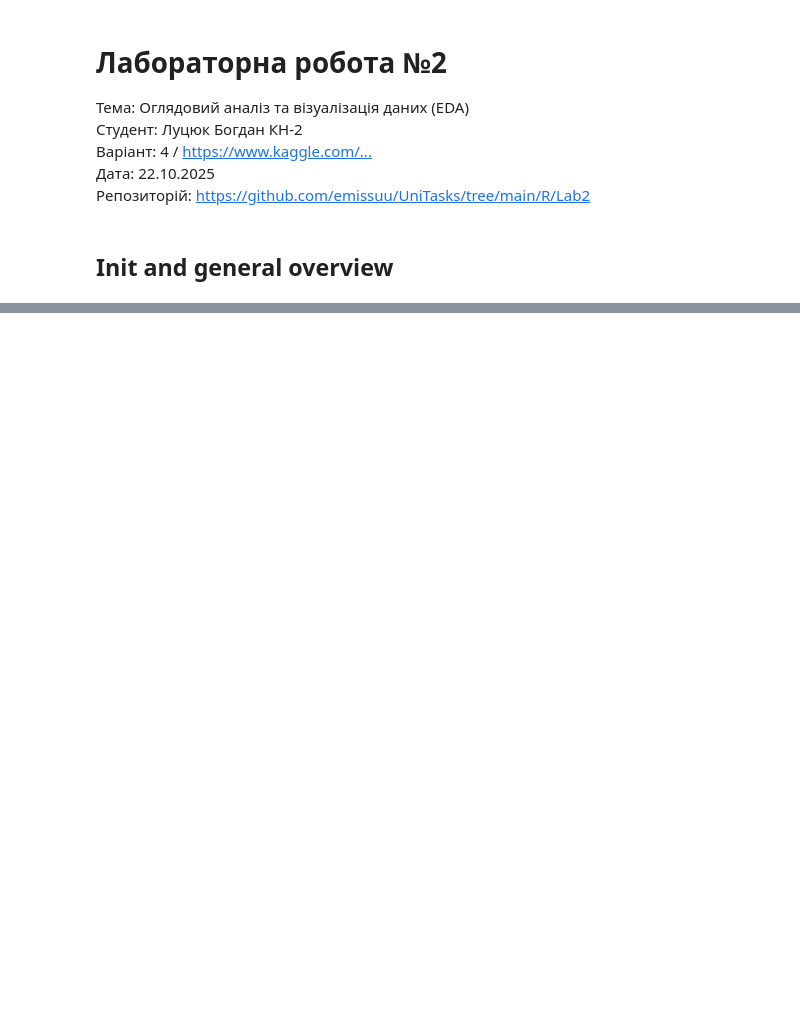
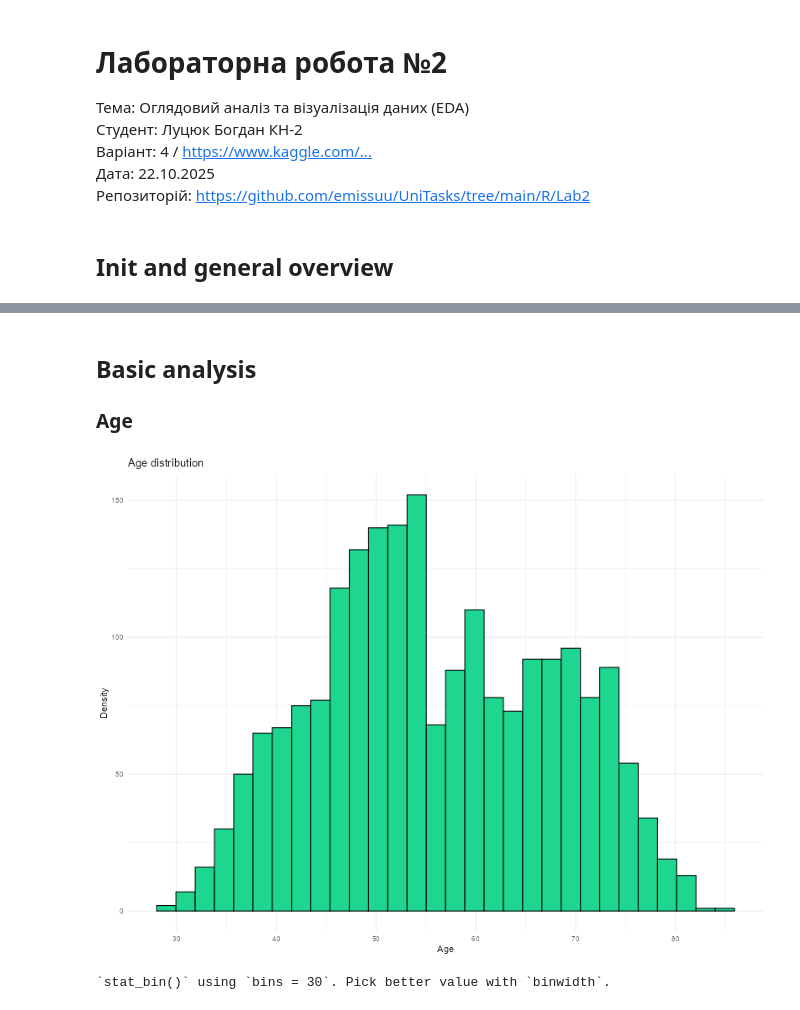
Before and after one commit to emissuu/UniTasks, a Jupyter notebook: R/Lab2/Main.ipynb, the cells around one changed output, grey strips where cells are left out. Cells and saved outputs as stored; diff of their text form; code cells hidden in the pictures; blank space fills up the shorter version.

```diff
--- a/R/Lab2/Main.ipynb
+++ b/R/Lab2/Main.ipynb
@@ -39,0 +147,11 @@ Duplicates count: 0
+# %% [markdown]
+## Basic analysis
+### Age
+# %%
+ggplot(data_clean, aes(x = Age)) +
+  geom_histogram(fill = "#1ED68F", color = "black") +
+  labs(title = "Age distribution", x = "Age", y = "Density") +
+  theme_minimal()
+# %% [output]
+[figure, added]
+`stat_bin()` using `bins = 30`. Pick better value with `binwidth`.
```
Also changed, not shown: parts of 15 cells of this notebook, 1 other file.
